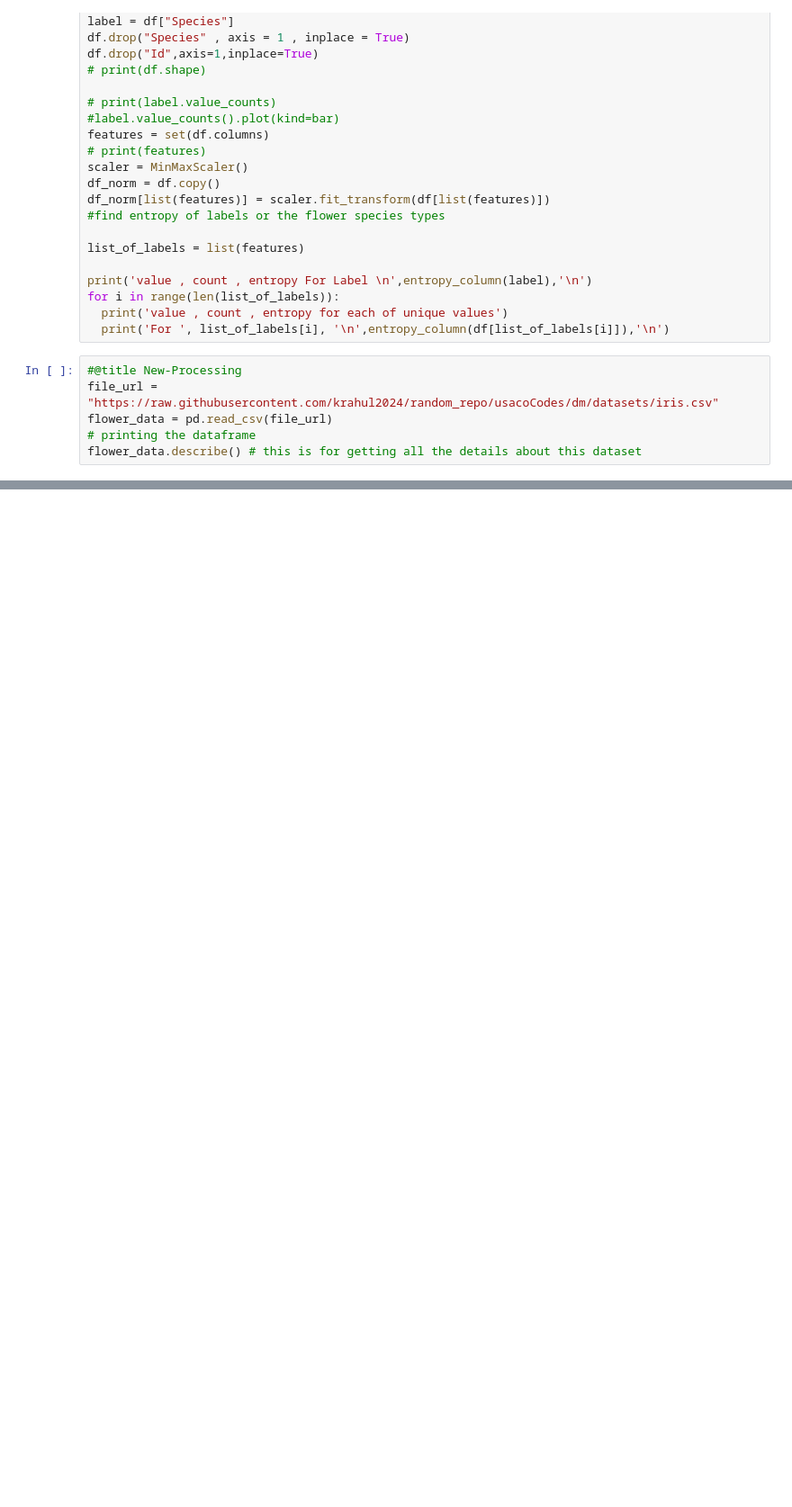
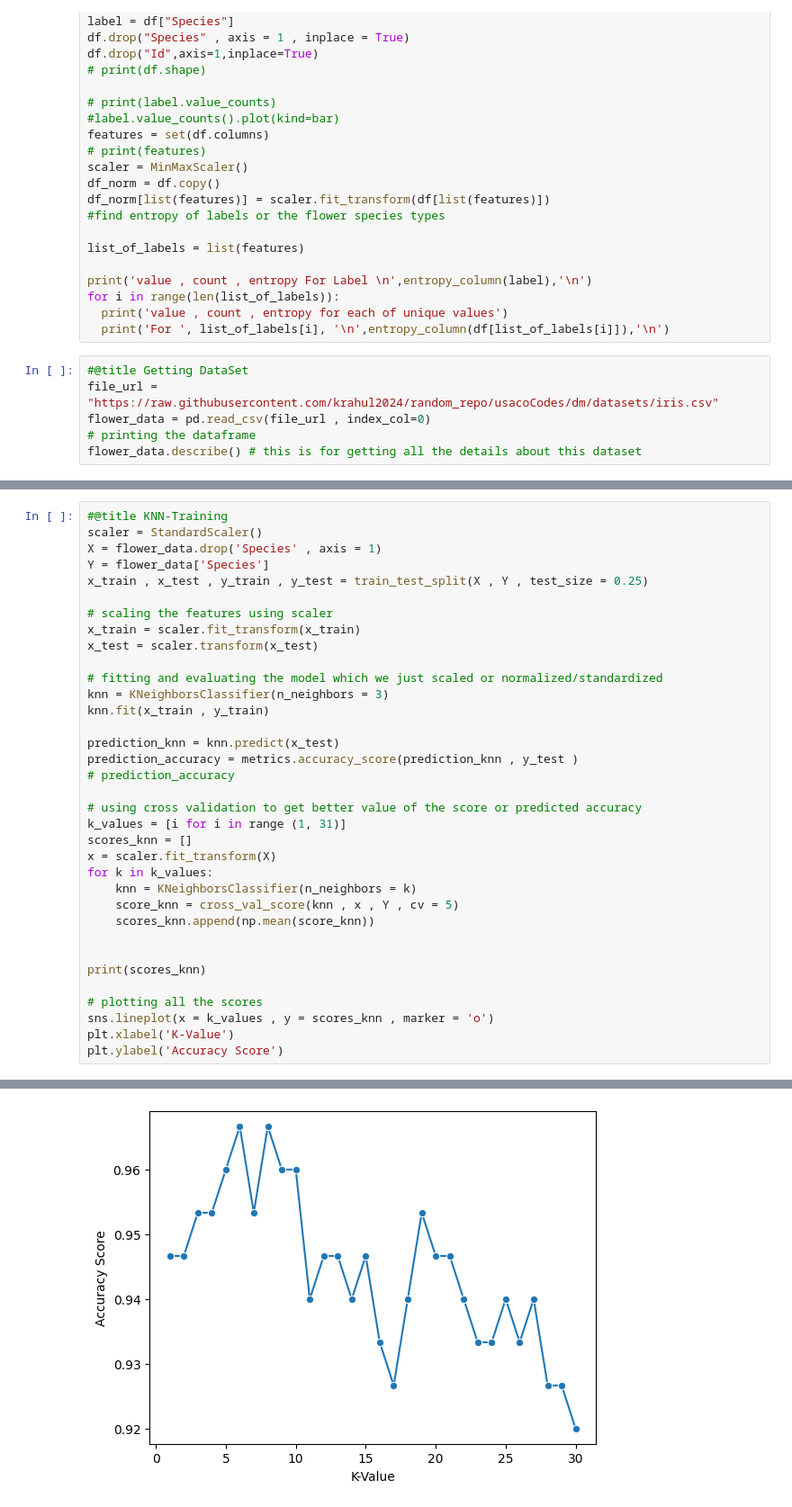
Before and after one commit to krahul2024/DSA-Academics, a Jupyter notebook: dm/codes/train_test.ipynb, the cells around one changed output, grey strips where cells are left out. Shown: that part at 90% size. Drawn from its saved outputs; the diff is of its cells as text; blank space fills up the shorter version.

```diff
--- a/dm/codes/train_test.ipynb
+++ b/dm/codes/train_test.ipynb
@@ -69,9 +74,9 @@ for i in range(len(list_of_labels)):
   print('value , count , entropy for each of unique values')
   print('For ', list_of_labels[i], '\n',entropy_column(df[list_of_labels[i]]),'\n')
 # %%
-#@title New-Processing
+#@title Getting DataSet
 file_url = "https://raw.githubusercontent.com/krahul2024/random_repo/usacoCodes/dm/datasets/iris.csv"
-flower_data = pd.read_csv(file_url)
+flower_data = pd.read_csv(file_url , index_col=0)
 # printing the dataframe
 flower_data.describe() # this is for getting all the details about this dataset
 # %%
@@ -112,0 +115,36 @@ scaler.fit(train_)
+# %%
+#@title KNN-Training
+scaler = StandardScaler()
+X = flower_data.drop('Species' , axis = 1)
+Y = flower_data['Species']
+x_train , x_test , y_train , y_test = train_test_split(X , Y , test_size = 0.25)
+
+# scaling the features using scaler
+x_train = scaler.fit_transform(x_train)
+x_test = scaler.transform(x_test)
+
+# fitting and evaluating the model which we just scaled or normalized/standardized
+knn = KNeighborsClassifier(n_neighbors = 3)
+knn.fit(x_train , y_train)
+
+prediction_knn = knn.predict(x_test)
+prediction_accuracy = metrics.accuracy_score(prediction_knn , y_test )
+# prediction_accuracy
+
+# using cross validation to get better value of the score or predicted accuracy
+k_values = [i for i in range (1, 31)]
+scores_knn = []
+x = scaler.fit_transform(X)
+for k in k_values:
+    knn = KNeighborsClassifier(n_neighbors = k)
+    score_knn = cross_val_score(knn , x , Y , cv = 5)
+    scores_knn.append(np.mean(score_knn))
+
+
+print(scores_knn)
+
+# plotting all the scores
+sns.lineplot(x = k_values , y = scores_knn , marker = 'o')
+plt.xlabel('K-Value')
+plt.ylabel('Accuracy Score')
+# %% [output]
@@ -112,0 +153 @@ scaler.fit(train_)
+[figure, added]
```
Also changed, not shown: parts of 4 cells of this notebook.
